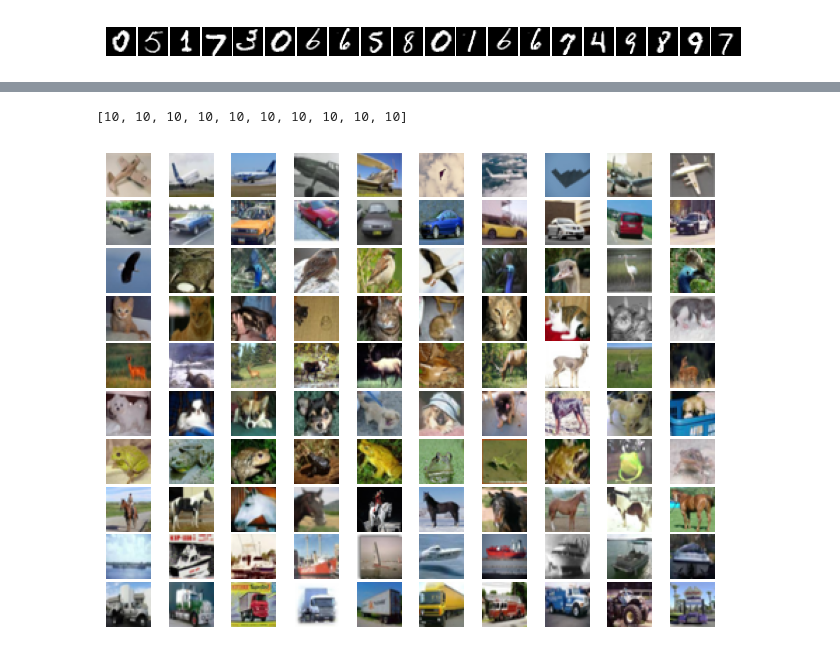
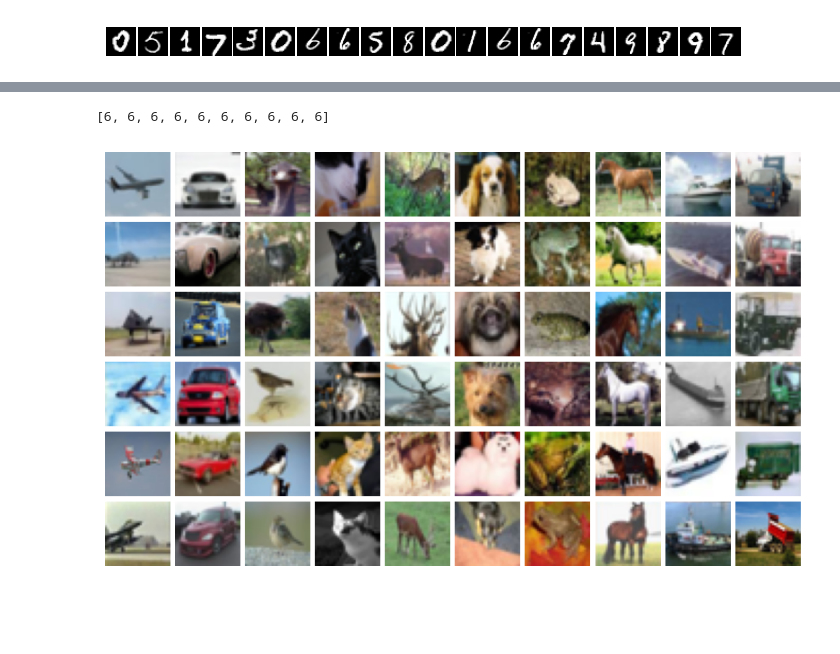
Before and after one commit to GeckSpy/VQ-VAE, a Jupyter notebook: create_data.ipynb, the cells around one changed output, grey strips where cells are left out. Saved outputs shown, nothing was run; the diff lists cells and outputs as text; code cells hidden in the pictures; blank space fills up the shorter version.

Commit message:
generated other images

```diff
--- a/create_data.ipynb
+++ b/create_data.ipynb
@@ -6,5 +6,5 @@ import matplotlib.pyplot as plt
 from utils import load_data, Arguments
 # %%
 args = Arguments(dataset_name="MNIST")
-#args = Arguments(dataset_name="CIFAR10")
+args = Arguments(dataset_name="CIFAR10")
 _,data_loader = load_data(args)
@@ -42,0 +65,22 @@ plt.show()
+# %%
+n=6
+
+to_show = {}
+for key in dic.keys():
+    to_show[key] = dic[key][np.random.randint(0, len(dic[key]), n),:,:]
+print([len(val) for key,val in to_show.items()])
+
+
+
+fig, axs = plt.subplots(n,10,
+    figsize=(10,n),
+    gridspec_kw={'wspace': 0.08, 'hspace': 0.08}
+)
+for i in range(10):
+    for j in range(n):
+        axs[j,i].axis("off")
+        axs[j,i].imshow(to_show[i][j], cmap="gray")
+
+
+fig.patch.set_visible(False)
+plt.show()
@@ -69,23 +116,25 @@ print([len(val) for key,val in dic.items()])
 # %%
-n=10
+n=6
 
 to_show = {}
 for key in dic.keys():
     to_show[key] = dic[key][np.random.randint(0, len(dic[key]), n),:,:,:]
 print([len(val) for key,val in to_show.items()])
 
 
 
-fig, axs = plt.subplots(n,n)
+fig, axs = plt.subplots(n,10,
+    figsize=(10,n),
+    gridspec_kw={'wspace': 0.08, 'hspace': 0.08}
+)
 for i in range(10):
     for j in range(n):
-        axs[i,j].axis("off")
-        axs[i,j].imshow((to_show[i][j]+1)/2)
+        axs[j,i].axis("off")
+        axs[j,i].imshow((to_show[i][j]+1)/2)
 
 
 fig.patch.set_visible(False)
-fig.tight_layout(pad=0.2)
 plt.show()
 # %% [output]
-[10, 10, 10, 10, 10, 10, 10, 10, 10, 10]
+[6, 6, 6, 6, 6, 6, 6, 6, 6, 6]
-[figure, old version]
+[figure, new version]
```
Also changed, not shown: parts of 5 cells of this notebook.
